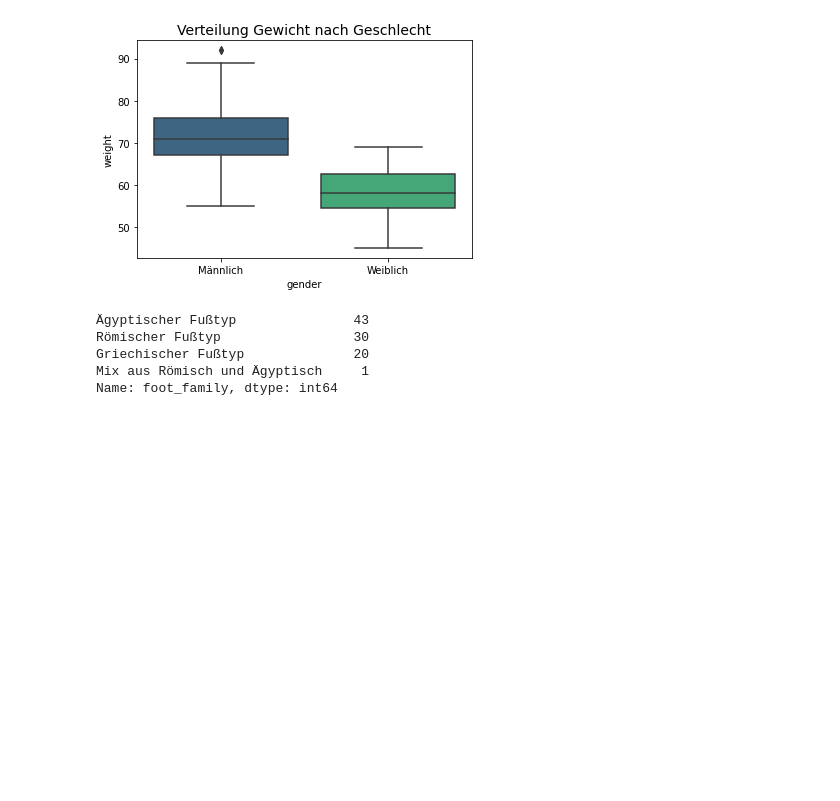
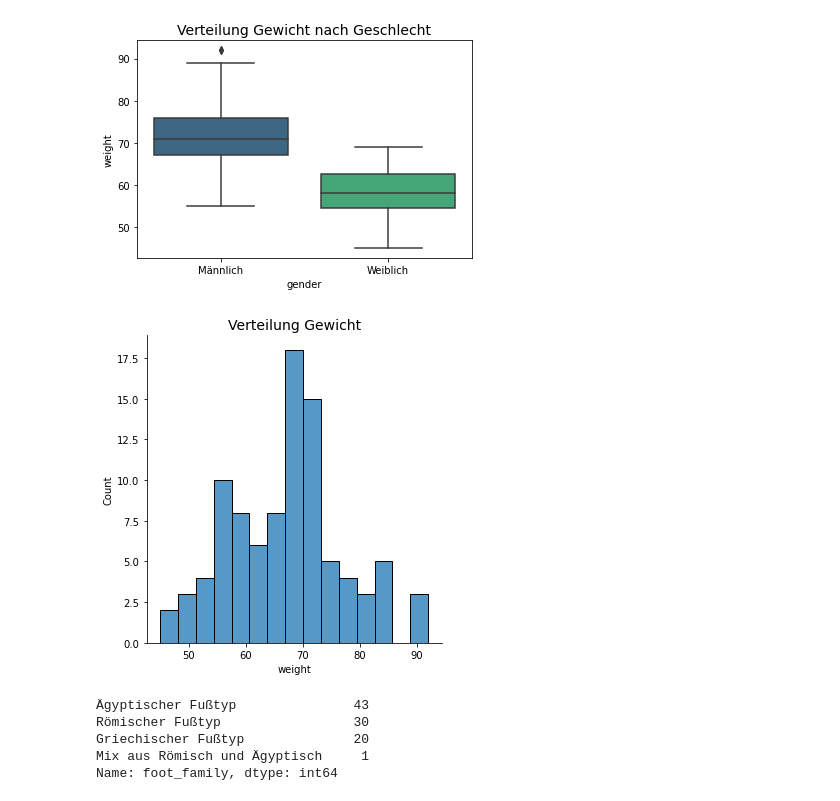
Before and after one commit to chalkiswhite/climbing-shoe-recommender, a Jupyter notebook: shoemodel_classification.ipynb, the cells around one changed output. Drawn from its saved outputs; the diff is of its cells as text; code cells hidden in the pictures; blank space fills up the shorter version.

```diff
--- a/shoemodel_classification.ipynb
+++ b/shoemodel_classification.ipynb
@@ -90,6 +102,12 @@ plt.title("Verteilung Gewicht nach Geschlecht", fontsize=14)
 plt.show()
 # %% [output]
 [figure]
+# %%
+sns.displot(x='weight', data=users, bins=15)
+plt.title("Verteilung Gewicht", fontsize=14)
+plt.show()
+# %% [output]
+[figure, added]
 # %%
 users['foot_family'].value_counts()
 # %% [output]
```
Also changed, not shown: parts of 70 cells of this notebook, 1 other file.
